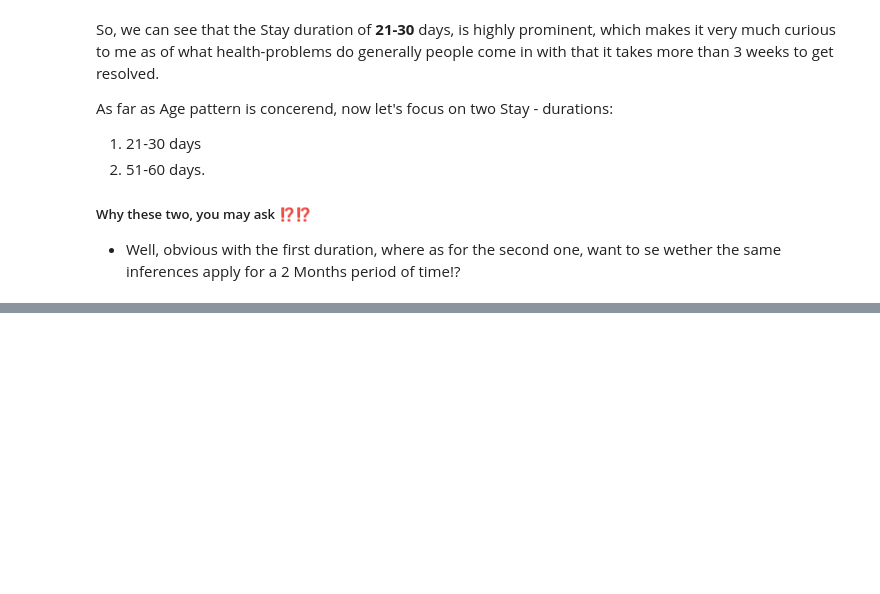
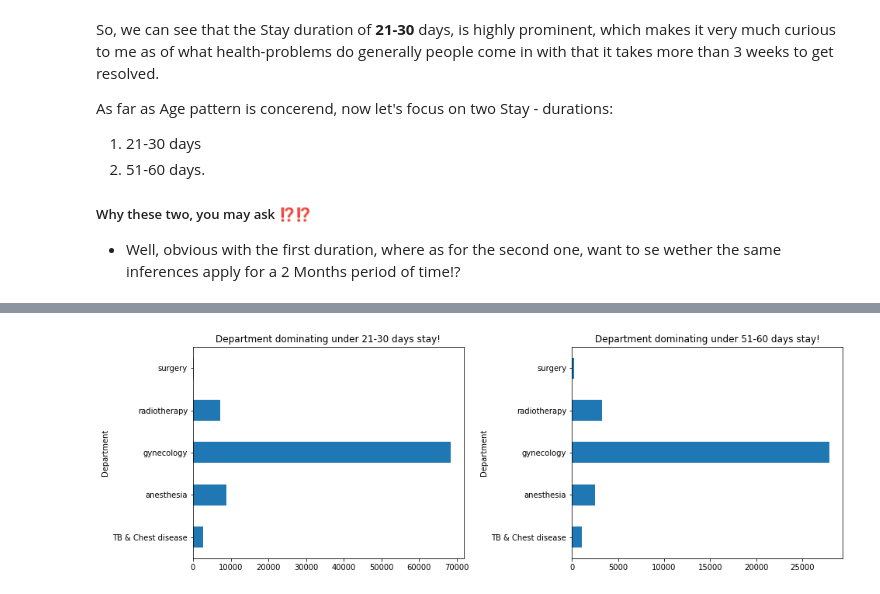
Before and after one commit to mishra-atul5001/Data-Science-Medium-Content, a Jupyter notebook: healthcare-problem-statement.ipynb, the cells around one changed output, grey strips where cells are left out. Drawn from its saved outputs; the diff is of its cells as text; code cells hidden in the pictures; blank space fills up the shorter version.

```diff
--- a/healthcare-problem-statement.ipynb
+++ b/healthcare-problem-statement.ipynb
@@ -132,0 +150,3 @@ stay_specific_data
+# %%
+dep_stay_age_distri = train_dataset.groupby(by = ['Stay','Age','Department'])['Department'].count().reset_index(level = 1)
+dep_stay_age_distri
@@ -132,0 +168,3 @@ stay_specific_data
+# %%
+dur_21_30 = dep_stay_age_distri[dep_stay_age_distri.index.get_level_values('Stay').isin([stay_durations[0]])].rename(columns = {'Department':'Count of patients'}).reset_index(level=1)
+dur_51_60 = dep_stay_age_distri[dep_stay_age_distri.index.get_level_values('Stay').isin([stay_durations[1]])].rename(columns = {'Department':'Count of patients'}).reset_index(level=1)
@@ -132,0 +193,4 @@ stay_specific_data
+# %%
+total_21_30 = dur_21_30.groupby('Department')['Count of patients'].sum()
+total_51_60 = dur_51_60.groupby('Department')['Count of patients'].sum()
+total_21_30
@@ -132,0 +205,11 @@ stay_specific_data
+# %%
+plt.figure(figsize = (15,5))
+plt.subplot(1,2,1)
+plt.subplots_adjust(wspace=0.4,hspace=0.3)
+total_21_30.plot(kind = 'barh');
+plt.title('Department dominating under 21-30 days stay!');
+plt.subplot(1,2,2)
+total_51_60.plot(kind = 'barh');
+plt.title('Department dominating under 51-60 days stay!');
+# %% [output]
+[figure, added]
```
Also changed, not shown: parts of 11 cells of this notebook.
